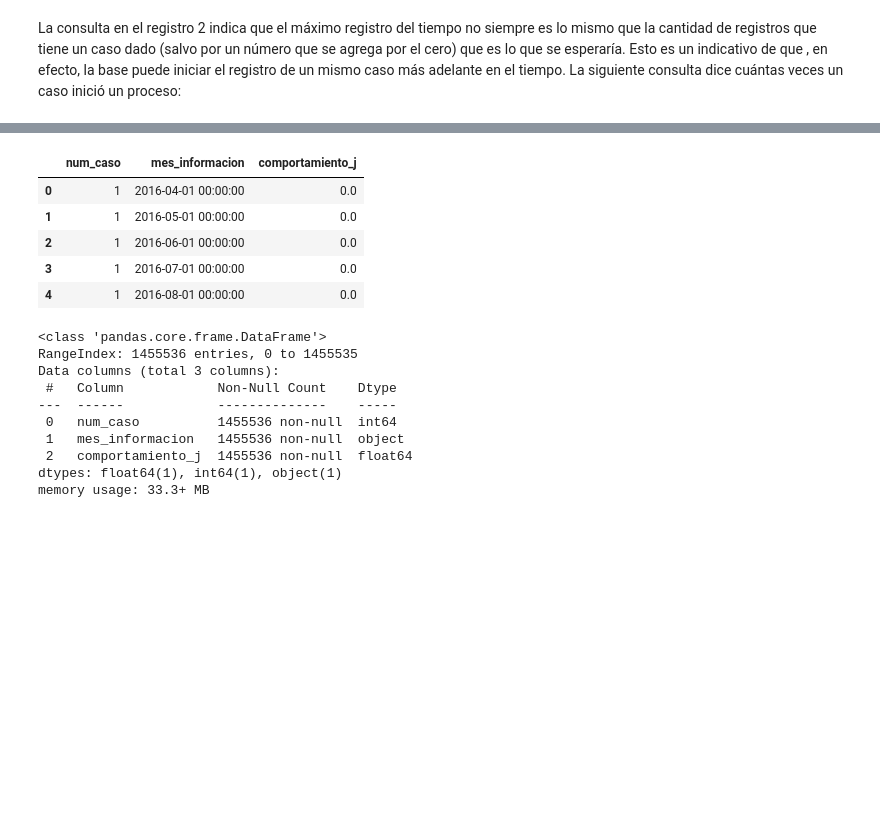
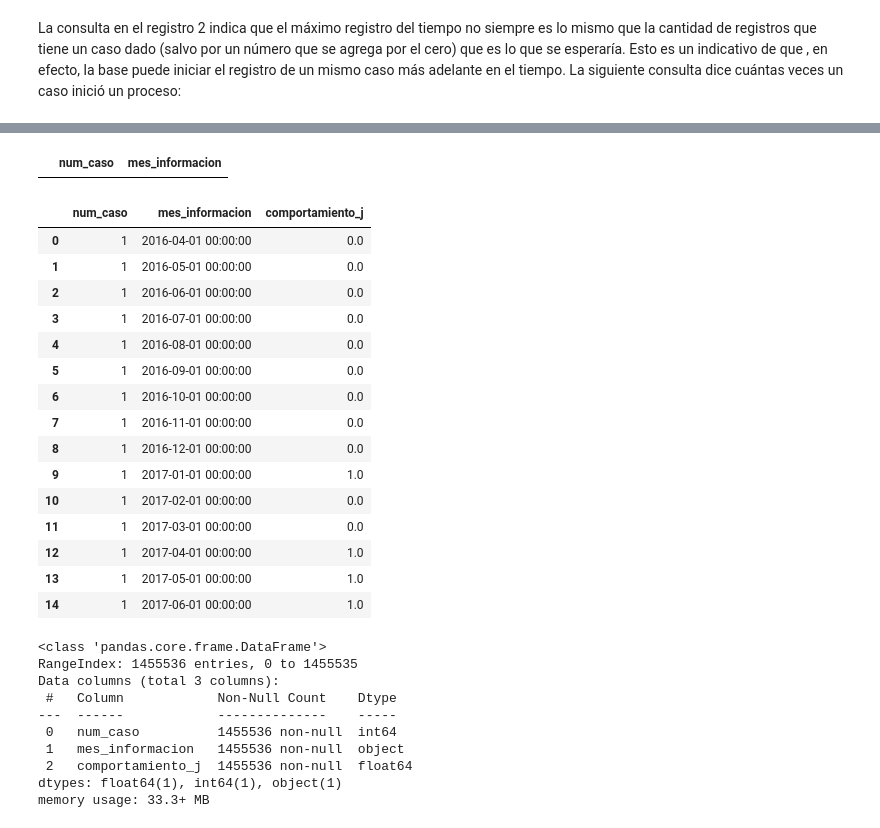
Before and after one commit to BrianPgz/HomeWork1_ML, a Jupyter notebook: Ejercicio1.ipynb, the cells around one changed output, grey strips where cells are left out. Saved outputs shown, nothing was run; the diff lists cells and outputs as text; code cells hidden in the pictures; blank space fills up the shorter version.

```diff
--- a/Ejercicio1.ipynb
+++ b/Ejercicio1.ipynb
@@ -205,14 +253,34 @@ sqldf.run(query).head()
+# %%
+query="""
+      select num_caso,mes_informacion
+      from bd_comportamiento_2
+      group by num_caso,mes_informacion
+      having count(mes_informacion)>=2
+"""
+sqldf.run(query)
+# %% [output]
+|  | num_caso | mes_informacion |
 # %%
 bd = "base_comportamiento_3.csv"
 bd_comportamiento_3 = pd.read_csv(ruta+bd,low_memory=False)
-bd_comportamiento_3.head()
+bd_comportamiento_3.head(15)
 # %% [output]
 |  | num_caso | mes_informacion | comportamiento_j |
 | 0 | 1 | 2016-04-01 00:00:00 | 0.0 |
 | 1 | 1 | 2016-05-01 00:00:00 | 0.0 |
 | 2 | 1 | 2016-06-01 00:00:00 | 0.0 |
 | 3 | 1 | 2016-07-01 00:00:00 | 0.0 |
 | 4 | 1 | 2016-08-01 00:00:00 | 0.0 |
+| 5 | 1 | 2016-09-01 00:00:00 | 0.0 |
+| 6 | 1 | 2016-10-01 00:00:00 | 0.0 |
+| 7 | 1 | 2016-11-01 00:00:00 | 0.0 |
+| 8 | 1 | 2016-12-01 00:00:00 | 0.0 |
+| 9 | 1 | 2017-01-01 00:00:00 | 1.0 |
+| 10 | 1 | 2017-02-01 00:00:00 | 0.0 |
+| 11 | 1 | 2017-03-01 00:00:00 | 0.0 |
+| 12 | 1 | 2017-04-01 00:00:00 | 1.0 |
+| 13 | 1 | 2017-05-01 00:00:00 | 1.0 |
+| 14 | 1 | 2017-06-01 00:00:00 | 1.0 |
 # %%
 bd_comportamiento_3.info()
 # %% [output]
```
Also changed, not shown: parts of 11 cells of this notebook.
